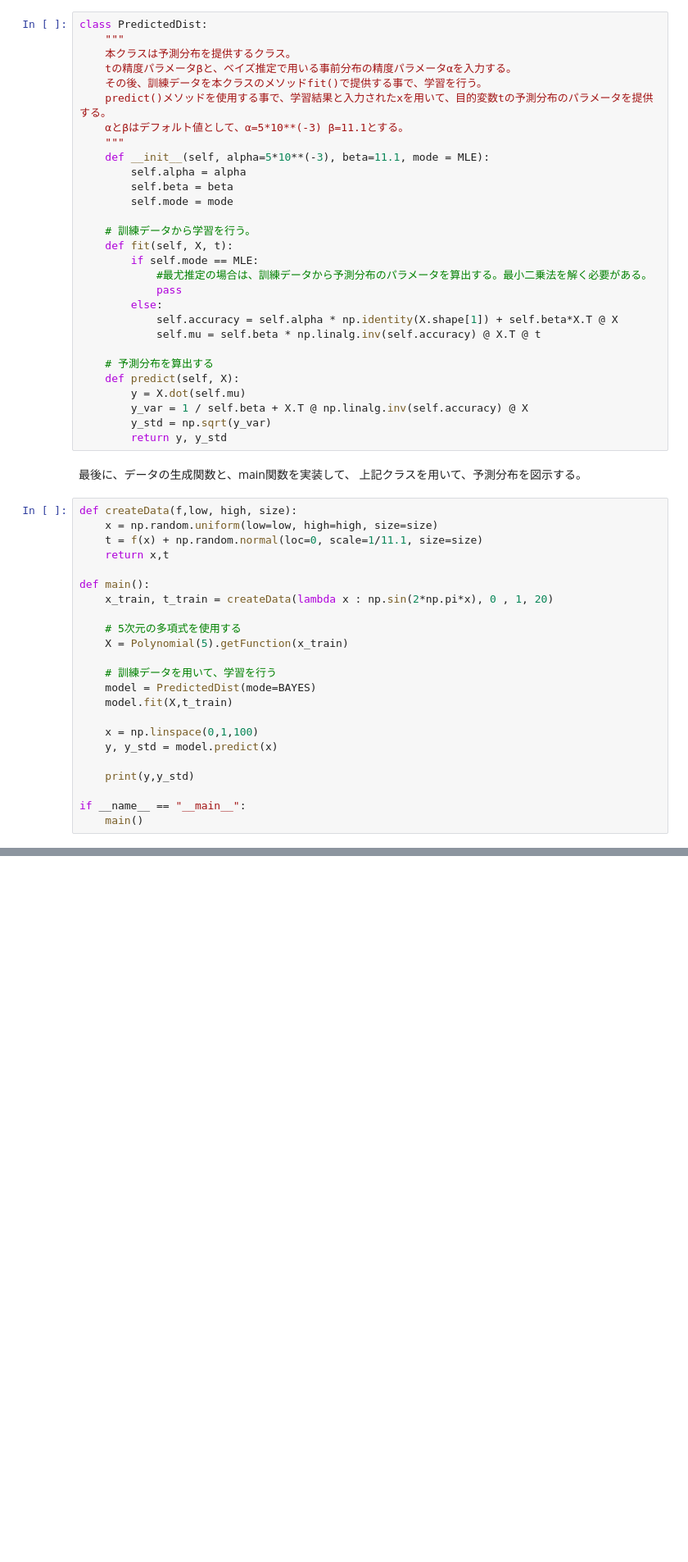
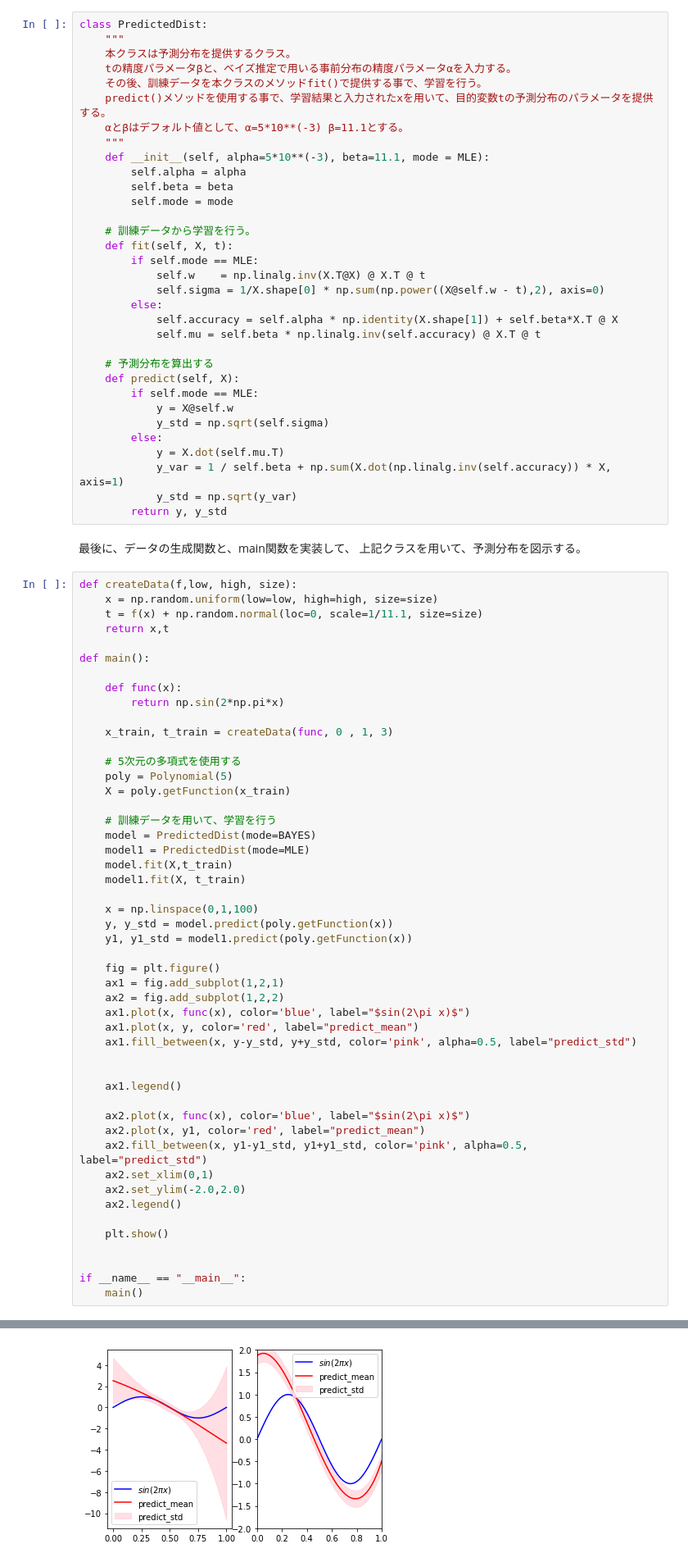
Before and after one commit to KentaOmura/PRML, a Jupyter notebook: 1/予測分布.ipynb, the cells around one changed output, grey strips where cells are left out. Shown at 82% size. Cells and saved outputs as stored; diff of their text form; blank space fills up the shorter version.

```diff
--- a/1/予測分布.ipynb
+++ b/1/予測分布.ipynb
@@ -96,17 +96,21 @@ class PredictedDist:
     # 訓練データから学習を行う。
     def fit(self, X, t):
         if self.mode == MLE:
-            #最尤推定の場合は、訓練データから予測分布のパラメータを算出する。最小二乗法を解く必要がある。
-            pass
+            self.w    = np.linalg.inv(X.T@X) @ X.T @ t
+            self.sigma = 1/X.shape[0] * np.sum(np.power((X@self.w - t),2), axis=0)
         else:
             self.accuracy = self.alpha * np.identity(X.shape[1]) + self.beta*X.T @ X
             self.mu = self.beta * np.linalg.inv(self.accuracy) @ X.T @ t
 
     # 予測分布を算出する
     def predict(self, X):
-        y = X.dot(self.mu)
-        y_var = 1 / self.beta + X.T @ np.linalg.inv(self.accuracy) @ X
-        y_std = np.sqrt(y_var)
+        if self.mode == MLE:
+            y = X@self.w
+            y_std = np.sqrt(self.sigma)
+        else:
+            y = X.dot(self.mu.T)
+            y_var = 1 / self.beta + np.sum(X.dot(np.linalg.inv(self.accuracy)) * X, axis=1)
+            y_std = np.sqrt(y_var)
         return y, y_std
 # %% [markdown]
 最後に、データの生成関数と、main関数を実装して、
@@ -118,19 +122,45 @@ def createData(f,low, high, size):
     return x,t
 
 def main():
-    x_train, t_train = createData(lambda x : np.sin(2*np.pi*x), 0 , 1, 20)
+
+    def func(x):
+        return np.sin(2*np.pi*x)
+
+    x_train, t_train = createData(func, 0 , 1, 3)
 
     # 5次元の多項式を使用する
-    X = Polynomial(5).getFunction(x_train)
+    poly = Polynomial(5)
+    X = poly.getFunction(x_train)
 
     # 訓練データを用いて、学習を行う
     model = PredictedDist(mode=BAYES)
+    model1 = PredictedDist(mode=MLE)
     model.fit(X,t_train)
+    model1.fit(X, t_train)
 
     x = np.linspace(0,1,100)
-    y, y_std = model.predict(x)
+    y, y_std = model.predict(poly.getFunction(x))
+    y1, y1_std = model1.predict(poly.getFunction(x))
 
-    print(y,y_std)
+    fig = plt.figure()
+    ax1 = fig.add_subplot(1,2,1)
+    ax2 = fig.add_subplot(1,2,2)
+    ax1.plot(x, func(x), color='blue', label="$sin(2\pi x)$")
+    ax1.plot(x, y, color='red', label="predict_mean")
+    ax1.fill_between(x, y-y_std, y+y_std, color='pink', alpha=0.5, label="predict_std")
+
+
+    ax1.legend()
+
+    ax2.plot(x, func(x), color='blue', label="$sin(2\pi x)$")
+    ax2.plot(x, y1, color='red', label="predict_mean")
+    ax2.fill_between(x, y1-y1_std, y1+y1_std, color='pink', alpha=0.5, label="predict_std")
+    ax2.set_xlim(0,1)
+    ax2.set_ylim(-2.0,2.0)
+    ax2.legend()
+
+    plt.show()
+
 
 if __name__ == "__main__":
     main()
@@ -138,0 +169 @@ ValueError: matmul: Input operand 1 has a mismatch in its core dimension 0, with
+[figure, added]
```
Also changed, not shown: parts of 1 cell of this notebook.
